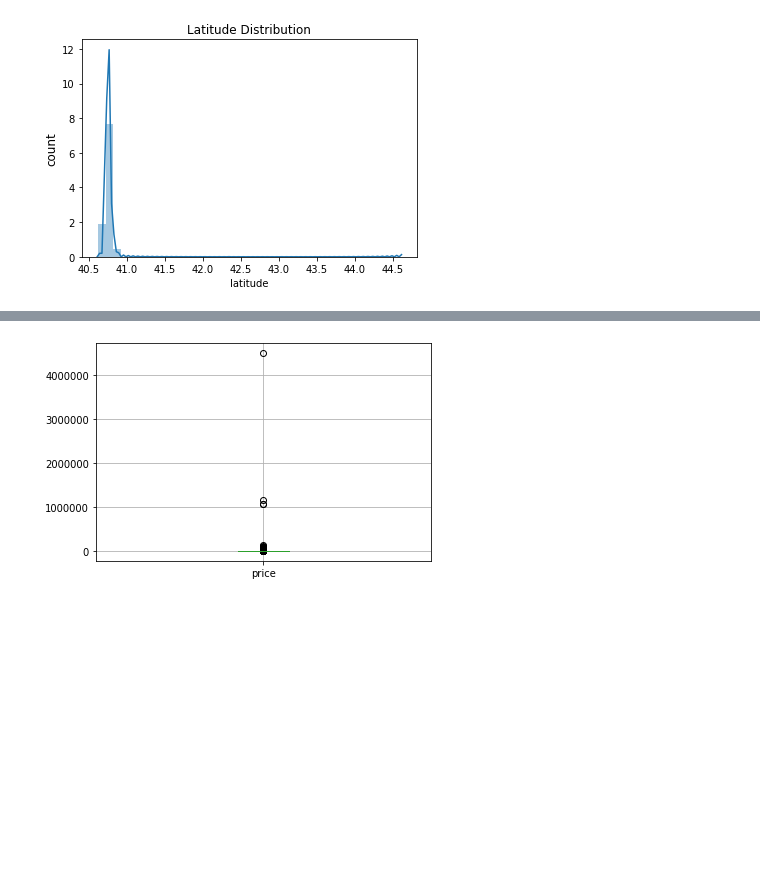
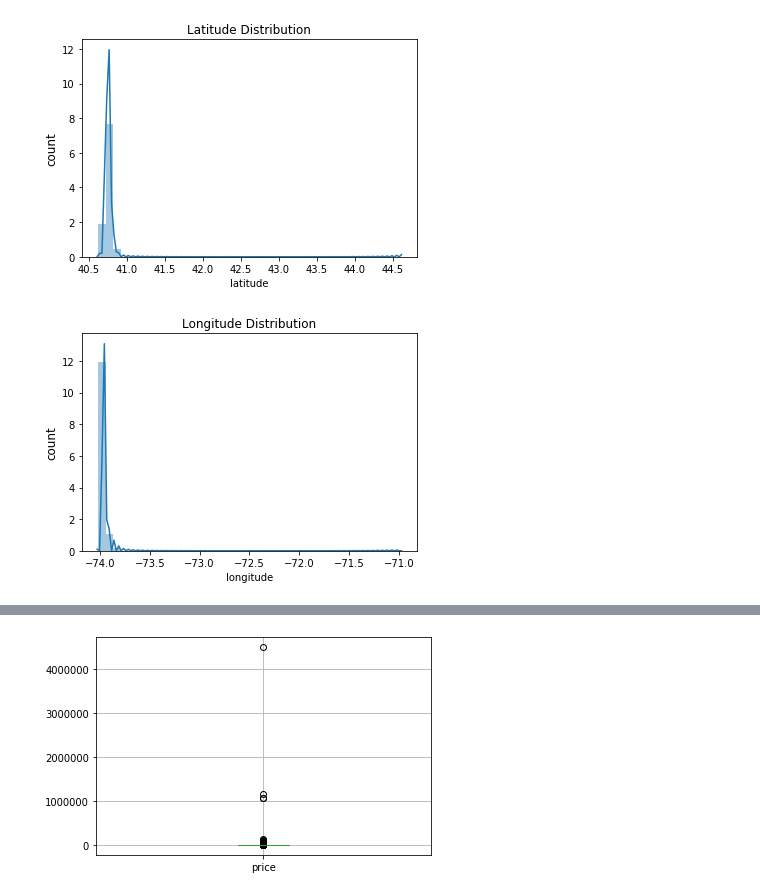
Before and after one commit to SinaKhalili/kaggle-data-analysis, a Jupyter notebook: exploratory-data-analysis.ipynb, the cells around one changed output, grey strips where cells are left out. Saved outputs shown, nothing was run; the diff lists cells and outputs as text; code cells hidden in the pictures; blank space fills up the shorter version.

```diff
--- a/exploratory-data-analysis.ipynb
+++ b/exploratory-data-analysis.ipynb
@@ -272,3 +272,10 @@ plt.title("Latitude Distribution")
 show_long_plot1(plot,'sns','bar',100,0.5,40)
 # %% [output]
 [figure]
+# %%
+plot = 'longitude'
+plt.xlabel(plot)
+plt.title("Longitude Distribution")
+show_long_plot1(plot,'sns','bar',100,0.5,40)
+# %% [output]
+[figure, added]
```
Also changed, not shown: parts of 15 cells of this notebook.
